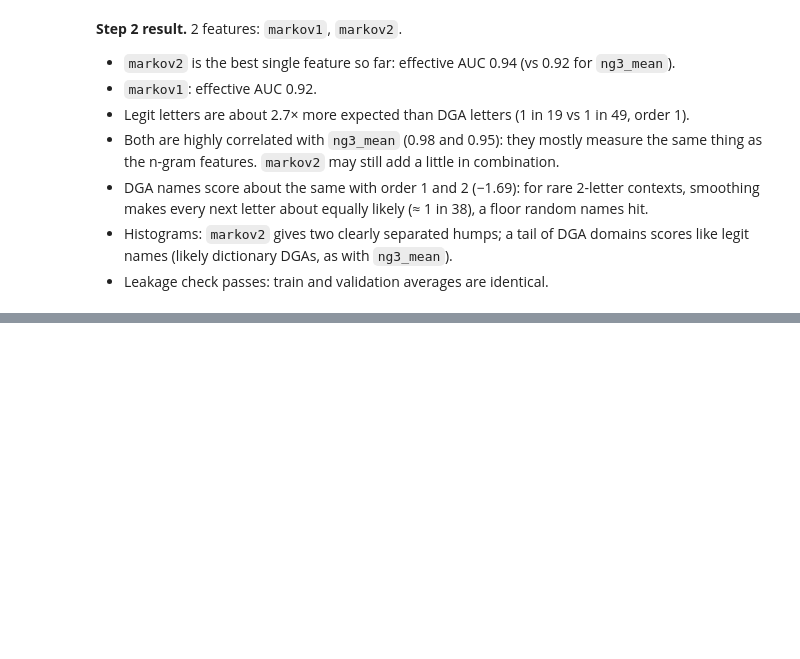
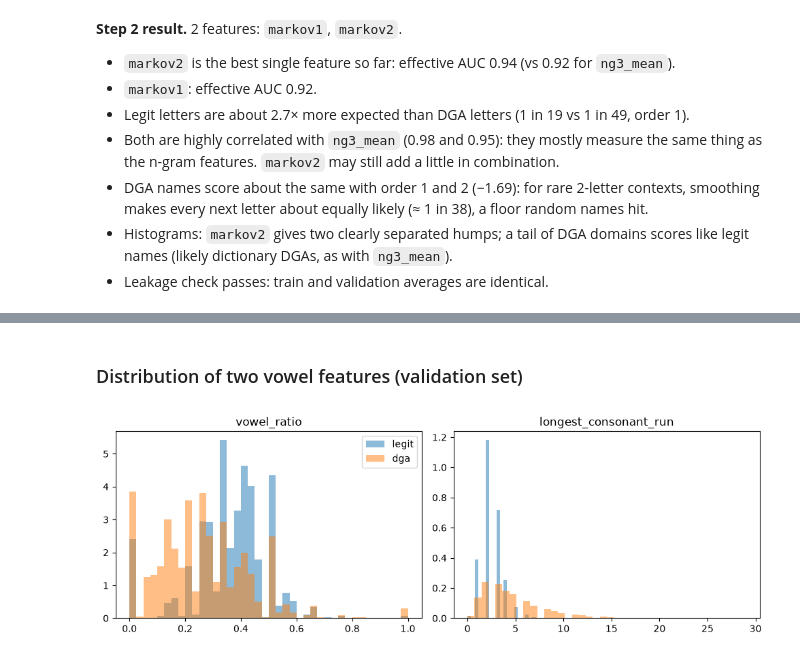
Before and after one commit to RoudyBarakat/dga-detection, a Jupyter notebook: notebooks/03_features.ipynb, the cells around one changed output, grey strips where cells are left out. Saved outputs shown, nothing was run; the diff lists cells and outputs as text; code cells hidden in the pictures; blank space fills up the shorter version.

Commit message:
Feature steps 3-4: vowel and TLD features (74 features total); rerun on family-stratified split

```diff
--- a/notebooks/03_features.ipynb
+++ b/notebooks/03_features.ipynb
@@ -432,0 +450,9 @@ plt.show()
+# %%
+from src.features.vowels import vowel_features
+
+vw_train = vowel_features(train["text"])
+vw_val = vowel_features(val["text"])
+vw_test = vowel_features(test["text"])
+
+# Average of each feature, legit vs DGA (training set)
+print(vw_train.groupby(train["label"]).mean().T.round(3))
@@ -432,0 +495,14 @@ plt.show()
+# %% [markdown]
+### Distribution of two vowel features (validation set)
+# %%
+fig, axes = plt.subplots(1, 2, figsize=(10, 3.5))
+for ax, col in zip(axes, ["vowel_ratio", "longest_consonant_run"]):
+    for label in ["legit", "dga"]:
+        ax.hist(vw_val.loc[val["label"] == label, col], bins=40,
+                alpha=0.5, density=True, label=label)
+    ax.set_title(col)
+axes[0].legend()
+plt.tight_layout()
+plt.show()
+# %% [output]
+[figure, added]
```
Also changed, not shown: parts of 24 cells of this notebook, 2 other files.
